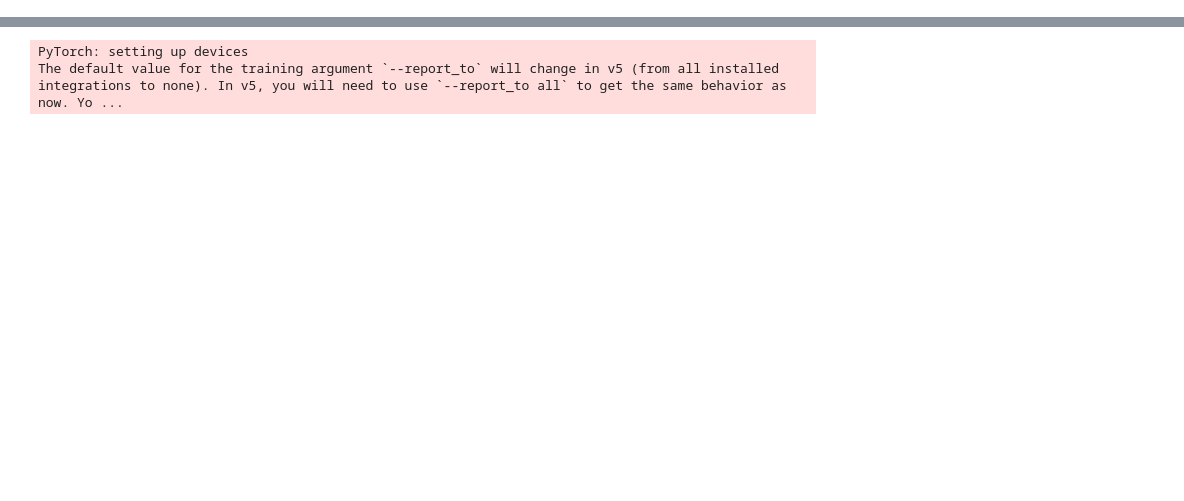
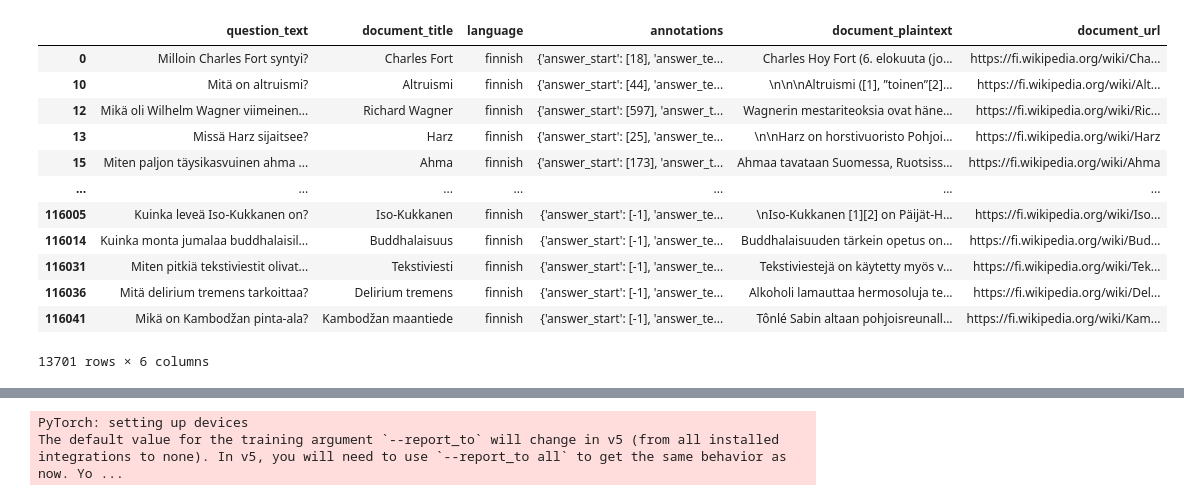
Before and after one commit to hrobjarturh/nlptasks, a Jupyter notebook: notebooks/hali-temp/clean3.ipynb, the cells around one changed output, grey strips where cells are left out. Drawn from its saved outputs; the diff is of its cells as text; code cells hidden in the pictures; blank space fills up the shorter version.

```diff
--- a/notebooks/hali-temp/clean3.ipynb
+++ b/notebooks/hali-temp/clean3.ipynb
@@ -48,12 +59,29 @@ validation_set = dataset["validation"]
-# %%
-#preprocess data
-train_set = train_set.to_pandas()
-validation_set = validation_set.to_pandas()
-
-languages_chosen = ["english"]
-
-train_set = train_set[train_set['language'].isin(languages_chosen)]
-validation_set = validation_set[validation_set['language'].isin(languages_chosen)]
+# %%
+#preprocess data
+
+eng_train_set = train_set[train_set['language'] == 'english']
+fin_train_set = train_set[train_set['language'] == 'finnish']
+jap_train_set = train_set[train_set['language'] == 'japanese']
+
+eng_validation_set = validation_set[validation_set['language'] == 'english']
+fin_validation_set = validation_set[validation_set['language'] == 'finnish']
+jap_validation_set = validation_set[validation_set['language'] == 'japanese']
+
+fin_train_set
+# %% [output]
+|  | question_text | document_title | language | annotations | document_plaintext | document_url |
+| 0 | Milloin Charles Fort syntyi? | Charles Fort | finnish | {'answer_start': [18], 'answer_te... | Charles Hoy Fort (6. elokuuta (jo... | https://fi.wikipedia.org/wiki/Cha... |
+| 10 | Mitä on altruismi? | Altruismi | finnish | {'answer_start': [44], 'answer_te... | \n\n\nAltruismi ([1], ”toinen”[2]... | https://fi.wikipedia.org/wiki/Alt... |
+| 12 | Mikä oli Wilhelm Wagner viimeinen... | Richard Wagner | finnish | {'answer_start': [597], 'answer_t... | Wagnerin mestariteoksia ovat häne... | https://fi.wikipedia.org/wiki/Ric... |
+| 13 | Missä Harz sijaitsee? | Harz | finnish | {'answer_start': [25], 'answer_te... | \n\nHarz on horstivuoristo Pohjoi... | https://fi.wikipedia.org/wiki/Harz |
+| 15 | Miten paljon täysikasvuinen ahma ... | Ahma | finnish | {'answer_start': [173], 'answer_t... | Ahmaa tavataan Suomessa, Ruotsiss... | https://fi.wikipedia.org/wiki/Ahma |
+| ... | ... | ... | ... | ... | ... | ... |
+| 116005 | Kuinka leveä Iso-Kukkanen on? | Iso-Kukkanen | finnish | {'answer_start': [-1], 'answer_te... | \nIso-Kukkanen [1][2] on Päijät-H... | https://fi.wikipedia.org/wiki/Iso... |
+| 116014 | Kuinka monta jumalaa buddhalaisil... | Buddhalaisuus | finnish | {'answer_start': [-1], 'answer_te... | Buddhalaisuuden tärkein opetus on... | https://fi.wikipedia.org/wiki/Bud... |
+| 116031 | Miten pitkiä tekstiviestit olivat... | Tekstiviesti | finnish | {'answer_start': [-1], 'answer_te... | Tekstiviestejä on käytetty myös v... | https://fi.wikipedia.org/wiki/Tek... |
+| 116036 | Mitä delirium tremens tarkoittaa? | Delirium tremens | finnish | {'answer_start': [-1], 'answer_te... | Alkoholi lamauttaa hermosoluja te... | https://fi.wikipedia.org/wiki/Del... |
+| 116041 | Mikä on Kambodžan pinta-ala? | Kambodžan maantiede | finnish | {'answer_start': [-1], 'answer_te... | Tônlé Sabin altaan pohjoisreunall... | https://fi.wikipedia.org/wiki/Kam... |
+13701 rows × 6 columns
 # %%
 def get_answerability(annotations):
     answerable = []
```
Also changed, not shown: parts of 22 cells of this notebook.
